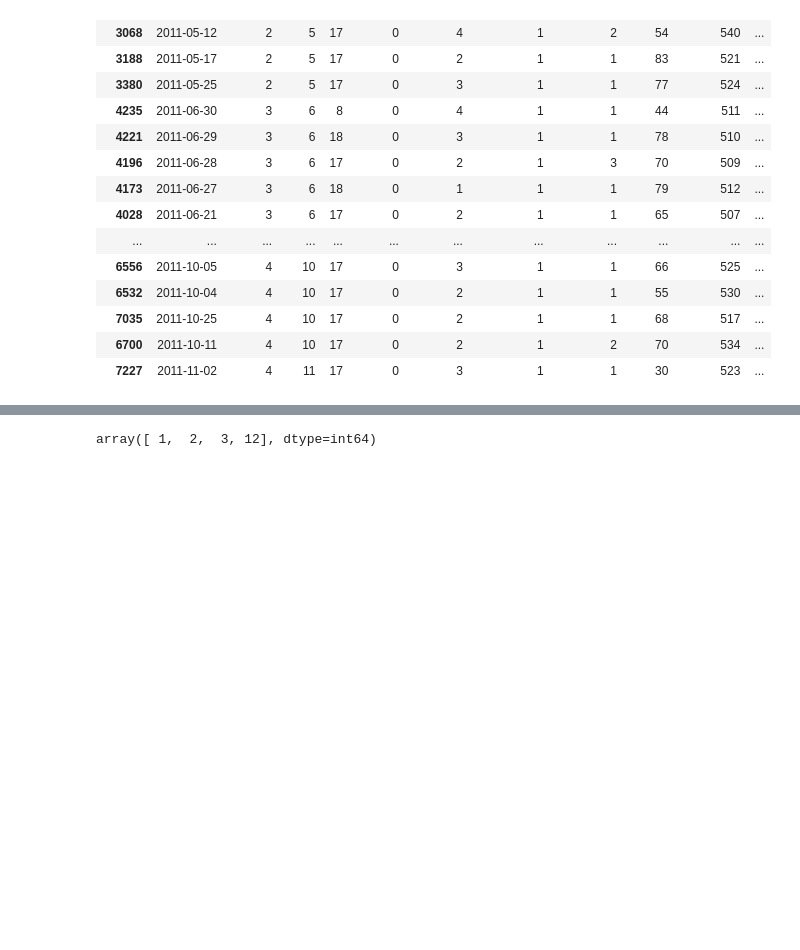
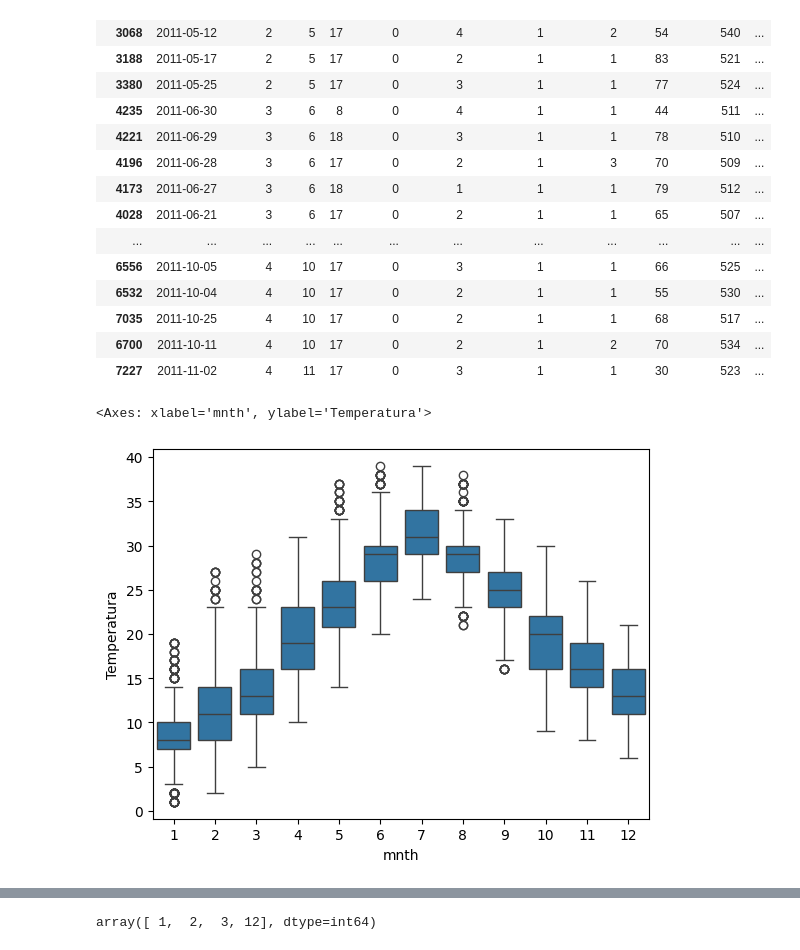
Before and after one commit to solfontan/Capital_Bikeshare_EDA, a Jupyter notebook: Datos_analisis.ipynb, the cells around one changed output, grey strips where cells are left out. Cells and saved outputs as stored; diff of their text form; code cells hidden in the pictures; blank space fills up the shorter version.

```diff
--- a/Datos_analisis.ipynb
+++ b/Datos_analisis.ipynb
@@ -354,3 +360,8 @@ df2011.query('registered  >= 500').sort_values(by='mnth')
 | 7035 | 2011-10-25 | 4 | 10 | 17 | 0 | 2 | 1 | 1 | 68 | 517 | ... |
 | 6700 | 2011-10-11 | 4 | 10 | 17 | 0 | 2 | 1 | 2 | 70 | 534 | ... |
 | 7227 | 2011-11-02 | 4 | 11 | 17 | 0 | 3 | 1 | 1 | 30 | 523 | ... |
+# %%
+sns.boxplot(data=df2011,x='mnth',y='Temperatura') #Esto es la temperatura en los meses.
+# %% [output]
+<Axes: xlabel='mnth', ylabel='Temperatura'>
+[figure, added]
```
Also changed, not shown: parts of 7 cells of this notebook.
